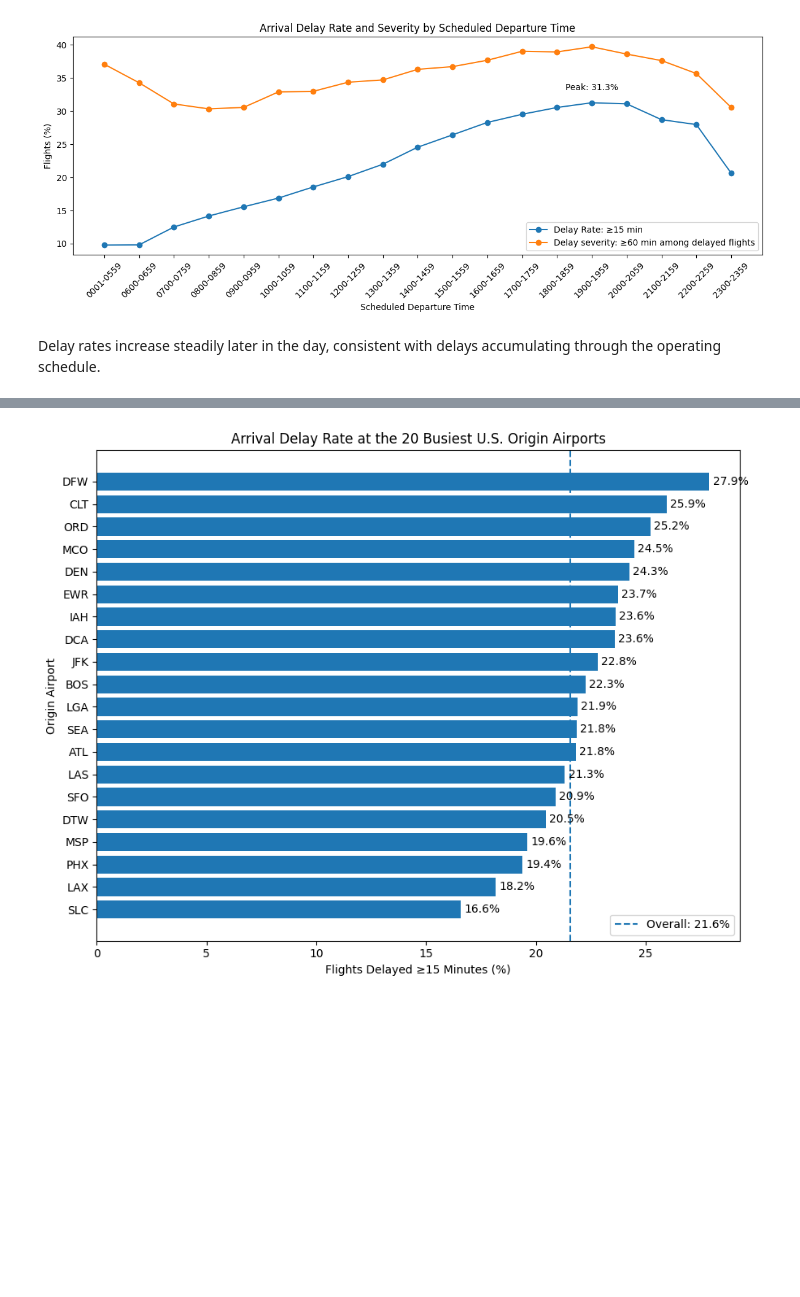
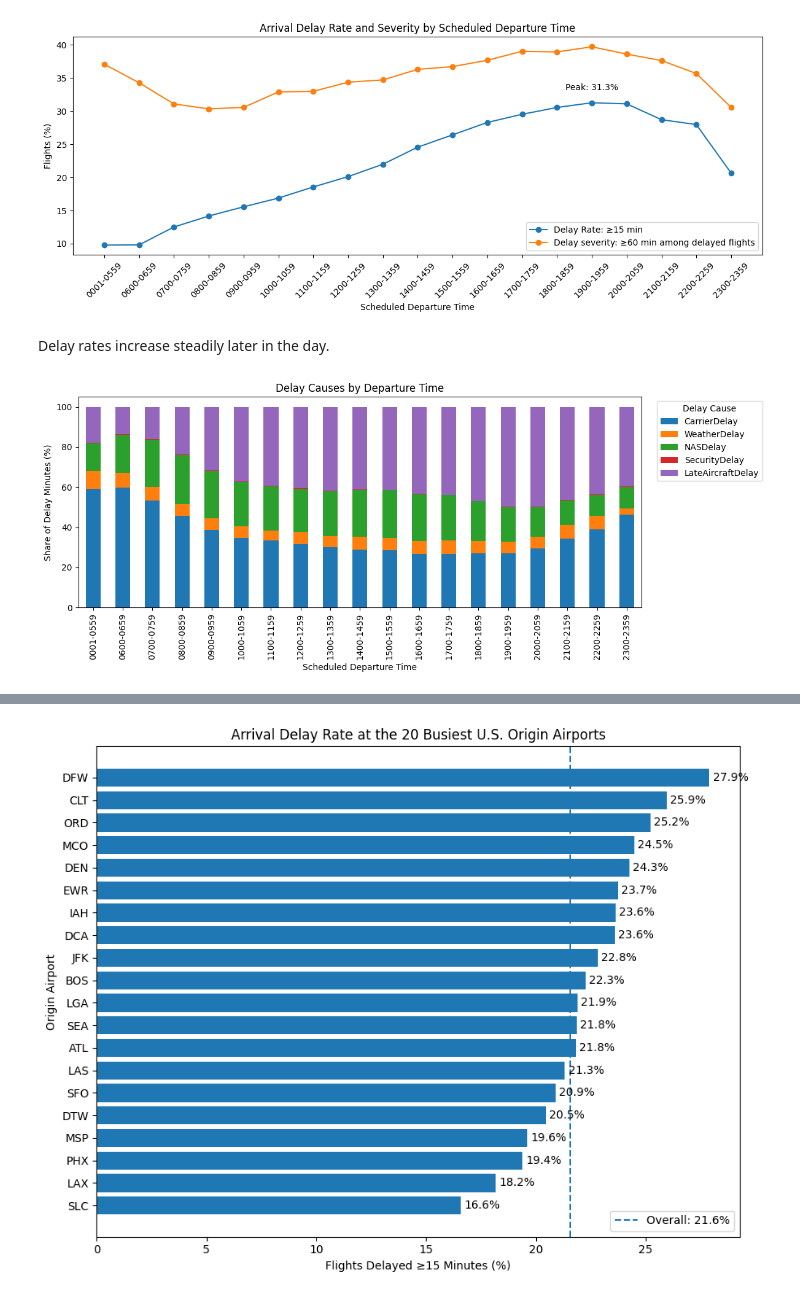
Before and after one commit to ruiwen829/flight-delay-analysis, a Jupyter notebook: notebooks/Flight_Delay_Case_Submission_Final.ipynb, the cells around one changed output, grey strips where cells are left out. Drawn from its saved outputs; the diff is of its cells as text; code cells hidden in the pictures; blank space fills up the shorter version.

Commit message:
add plot of delay cause by time to support my point

```diff
--- a/notebooks/Flight_Delay_Case_Submission_Final.ipynb
+++ b/notebooks/Flight_Delay_Case_Submission_Final.ipynb
@@ -261,4 +261,39 @@ plt.show()
 # %% [output]
 [figure]
 # %% [markdown]
-Delay rates increase steadily later in the day, consistent with delays accumulating through the operating schedule.
+Delay rates increase steadily later in the day.
+# %%
+ cause_cols = [
+    "CarrierDelay",
+    "WeatherDelay",
+    "NASDelay",
+    "SecurityDelay",
+    "LateAircraftDelay"
+]
+
+cause_by_time = (
+    completed_flights
+    .groupby("DepTimeBlk")[cause_cols]
+    .sum()
+)
+
+cause_share_by_time = (
+    cause_by_time
+    .div(cause_by_time.sum(axis=1), axis=0)
+    * 100
+)
+
+cause_share_by_time.plot(
+    kind="bar",
+    stacked=True,
+    figsize=(12, 5)
+)
+
+plt.ylabel("Share of Delay Minutes (%)")
+plt.xlabel("Scheduled Departure Time")
+plt.title("Delay Causes by Departure Time")
+plt.legend(title="Delay Cause", bbox_to_anchor=(1.02, 1))
+plt.tight_layout()
+plt.show()
+# %% [output]
+[figure, added]
```
Also changed, not shown: parts of 5 cells of this notebook.
